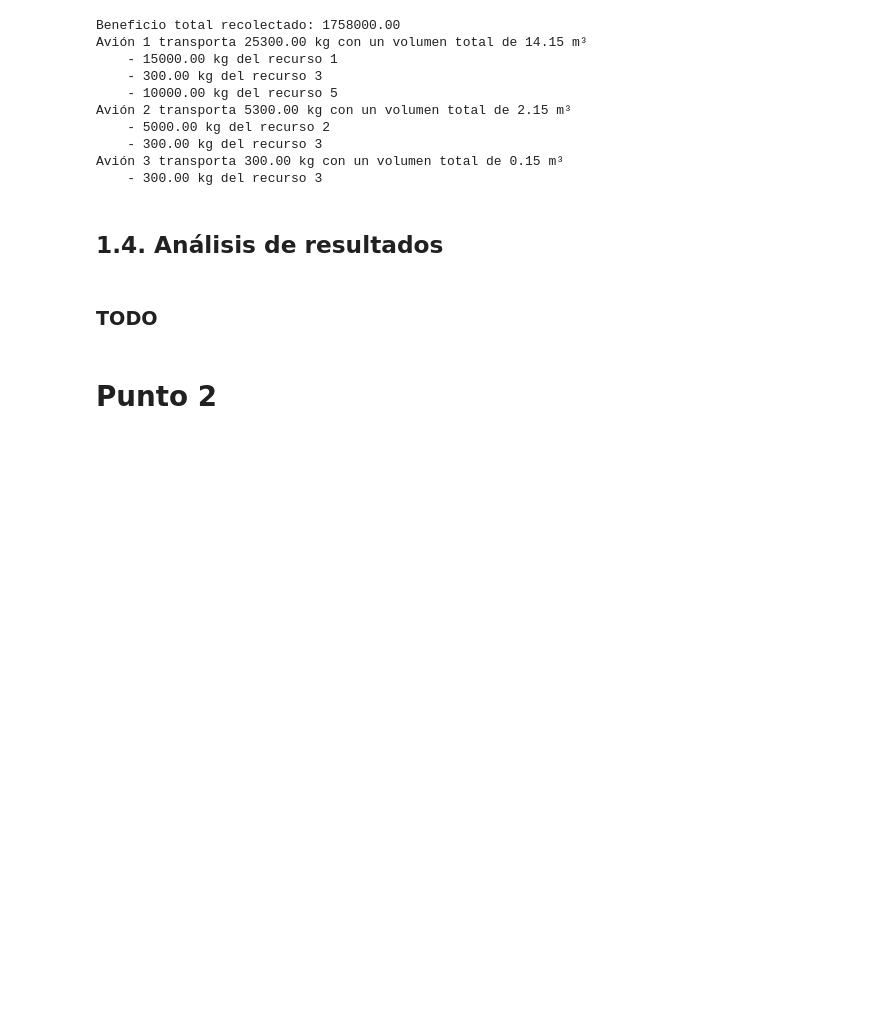
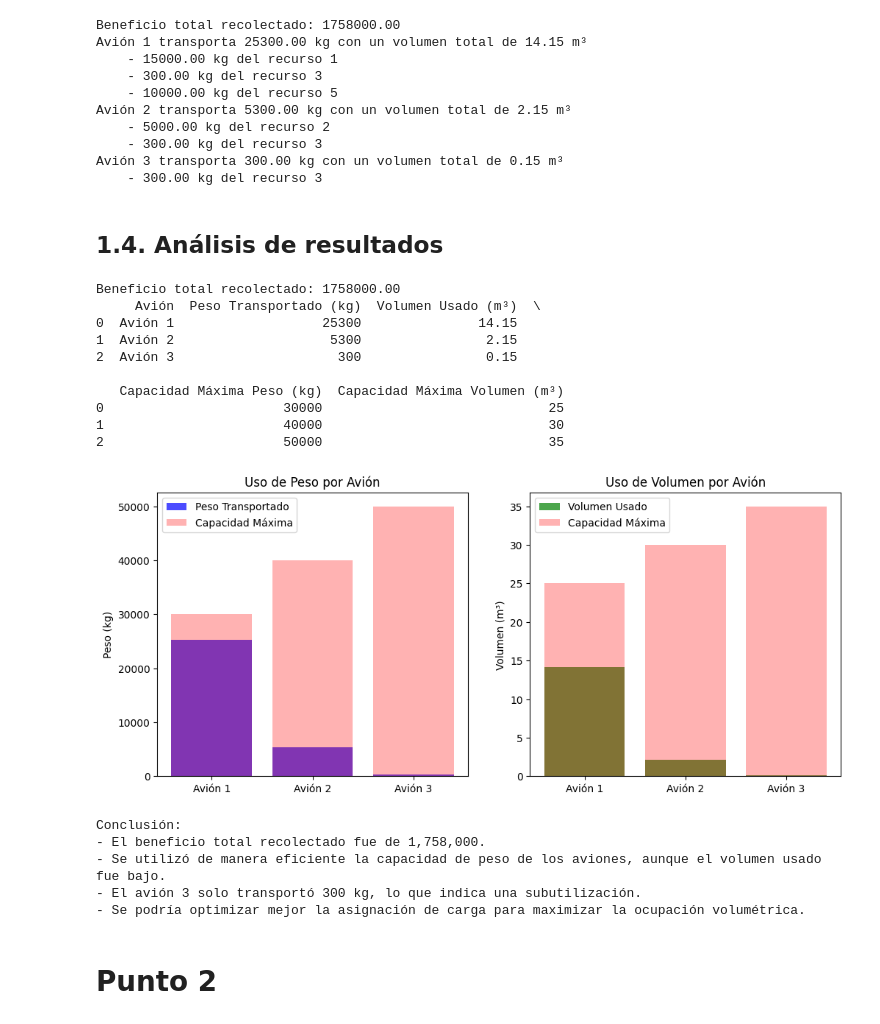
Before and after one commit to j4vierb/mos-labs, a Jupyter notebook: labs/lab3/entrega_lab2.ipynb, the cells around one changed output. Drawn from its saved outputs; the diff is of its cells as text; code cells hidden in the pictures; blank space fills up the shorter version.

Commit message:
ADD punto 1 y 2 TODO

```diff
--- a/labs/lab3/entrega_lab2.ipynb
+++ b/labs/lab3/entrega_lab2.ipynb
@@ -190,8 +190,78 @@ Avión 3 transporta 300.00 kg con un volumen total de 0.15 m³
     - 300.00 kg del recurso 3
 # %% [markdown]
 ## 1.4. Análisis de resultados
-# %% [markdown]
-### TODO
+# %%
+import pandas as pd
+import matplotlib.pyplot as plt
+
+# Datos de los resultados
+aviones = ['Avión 1', 'Avión 2', 'Avión 3']
+peso_transportado = [25300, 5300, 300]
+volumen_usado = [14.15, 2.15, 0.15]
+capacidad_peso = [30000, 40000, 50000]
+capacidad_volumen = [25, 30, 35]
+
+# Beneficio total obtenido
+beneficio_total = 1758000
+
+# Crear un DataFrame
+resultados_df = pd.DataFrame({
+    'Avión': aviones,
+    'Peso Transportado (kg)': peso_transportado,
+    'Volumen Usado (m³)': volumen_usado,
+    'Capacidad Máxima Peso (kg)': capacidad_peso,
+    'Capacidad Máxima Volumen (m³)': capacidad_volumen
+})
+
+# Mostrar los resultados
+print(f"Beneficio total recolectado: {beneficio_total:.2f}")
+print(resultados_df)
+
+# Visualización del uso de peso y volumen
+fig, ax = plt.subplots(1, 2, figsize=(12, 5))
+
+# Gráfico de barras para peso transportado
+ax[0].bar(aviones, peso_transportado, color='b', alpha=0.7, label='Peso Transportado')
+ax[0].bar(aviones, capacidad_peso, color='r', alpha=0.3, label='Capacidad Máxima')
+ax[0].set_ylabel('Peso (kg)')
+ax[0].set_title('Uso de Peso por Avión')
+ax[0].legend()
+
+# Gráfico de barras para volumen usado
+ax[1].bar(aviones, volumen_usado, color='g', alpha=0.7, label='Volumen Usado')
+ax[1].bar(aviones, capacidad_volumen, color='r', alpha=0.3, label='Capacidad Máxima')
+ax[1].set_ylabel('Volumen (m³)')
+ax[1].set_title('Uso de Volumen por Avión')
+ax[1].legend()
+
+plt.show()
+
+# Conclusión
+conclusion = """
+Conclusión:
+- El beneficio total recolectado fue de 1,758,000.
+- Se utilizó de manera eficiente la capacidad de peso de los aviones, aunque el volumen usado fue bajo.
+- El avión 3 solo transportó 300 kg, lo que indica una subutilización.
+- Se podría optimizar mejor la asignación de carga para maximizar la ocupación volumétrica.
+"""
+print(conclusion)
+# %% [output]
+Beneficio total recolectado: 1758000.00
+     Avión  Peso Transportado (kg)  Volumen Usado (m³)  \
+0  Avión 1                   25300               14.15
+1  Avión 2                    5300                2.15
+2  Avión 3                     300                0.15
+
+   Capacidad Máxima Peso (kg)  Capacidad Máxima Volumen (m³)
+0                       30000                             25
+1                       40000                             30
+2                       50000                             35
+[figure, added]
+Conclusión:
+- El beneficio total recolectado fue de 1,758,000.
+- Se utilizó de manera eficiente la capacidad de peso de los aviones, aunque el volumen usado fue bajo.
+- El avión 3 solo transportó 300 kg, lo que indica una subutilización.
+- Se podría optimizar mejor la asignación de carga para maximizar la ocupación volumétrica.
 # %% [markdown]
 # Punto 2
 # %% [markdown]
```
Also changed, not shown: parts of 3 cells of this notebook.
